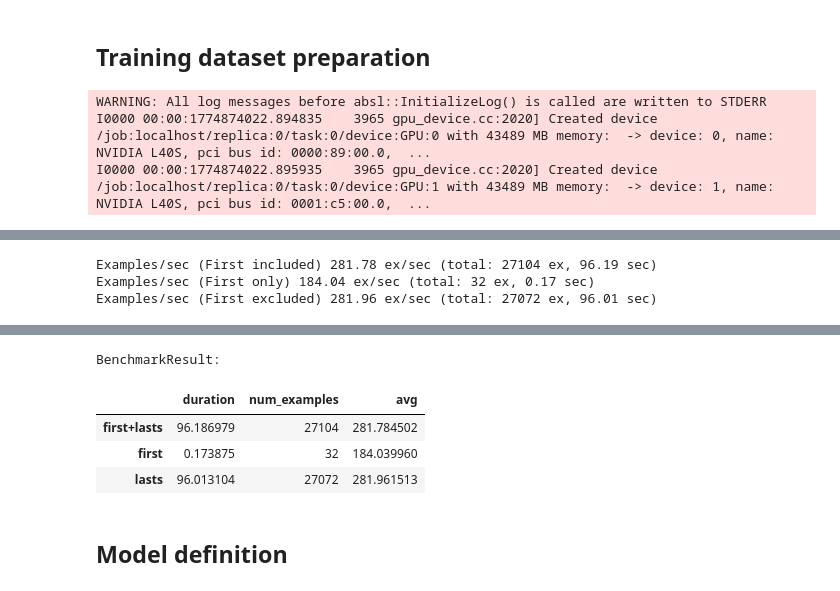
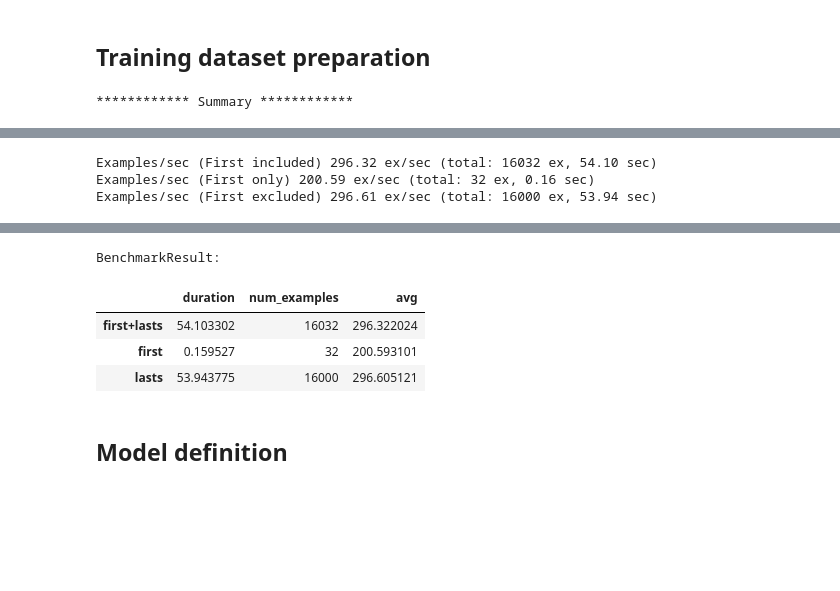
Before and after one commit to akalinow/TPCReco, a Jupyter notebook: PythonAnalysis/ipynb/WAWTPC_ML.ipynb, the cells around one changed output, grey strips where cells are left out. Saved outputs shown, nothing was run; the diff lists cells and outputs as text; code cells hidden in the pictures; blank space fills up the shorter version.

```diff
--- a/PythonAnalysis/ipynb/WAWTPC_ML.ipynb
+++ b/PythonAnalysis/ipynb/WAWTPC_ML.ipynb
@@ -35,9 +35,7 @@ dataset = dataset.batch(batchSize, drop_remainder=True)
 dataset = dataset.map(lambda x: x['sim'])
 dataset = dataset.map(lambda x,y: (tf.reshape(x, (-1,)+io.projections.shape), tf.reshape(y, (-1,9))))
 dataset = dataset.prefetch(tf.data.AUTOTUNE)
-dataset = dataset.take(nBatches).cache()
-tfds.benchmark(dataset,batch_size=batchSize)
+#dataset = dataset.take(nBatches).cache()
+tfds.benchmark(dataset.take(nBatches),batch_size=batchSize)
 # %% [output]
-WARNING: All log messages before absl::InitializeLog() is called are written to STDERR
-I0000 00:00:1774874022.894835    3965 gpu_device.cc:2020] Created device /job:localhost/replica:0/task:0/device:GPU:0 with 43489 MB memory:  -> device: 0, name: NVIDIA L40S, pci bus id: 0000:89:00.0,  ...
-I0000 00:00:1774874022.895935    3965 gpu_device.cc:2020] Created device /job:localhost/replica:0/task:0/device:GPU:1 with 43489 MB memory:  -> device: 1, name: NVIDIA L40S, pci bus id: 0001:c5:00.0,  ...
+************ Summary ************
@@ -45,3 +62,3 @@ I0000 00:00:1774874022.895935    3965 gpu_device.cc:2020] Created device /job:lo
-Examples/sec (First included) 281.78 ex/sec (total: 27104 ex, 96.19 sec)
-Examples/sec (First only) 184.04 ex/sec (total: 32 ex, 0.17 sec)
-Examples/sec (First excluded) 281.96 ex/sec (total: 27072 ex, 96.01 sec)
+Examples/sec (First included) 296.32 ex/sec (total: 16032 ex, 54.10 sec)
+Examples/sec (First only) 200.59 ex/sec (total: 32 ex, 0.16 sec)
+Examples/sec (First excluded) 296.61 ex/sec (total: 16000 ex, 53.94 sec)
@@ -49,8 +66,8 @@ Examples/sec (First excluded) 281.96 ex/sec (total: 27072 ex, 96.01 sec)
 BenchmarkResult:
 |  | duration | num_examples | avg |
-| first+lasts | 96.186979 | 27104 | 281.784502 |
-| first | 0.173875 | 32 | 184.039960 |
-| lasts | 96.013104 | 27072 | 281.961513 |
+| first+lasts | 54.103302 | 16032 | 296.322024 |
+| first | 0.159527 | 32 | 200.593101 |
+| lasts | 53.943775 | 16000 | 296.605121 |
 # %% [markdown]
 ## Model definition
 # %%
```
Also changed, not shown: parts of 3 cells of this notebook, 3 other files.
